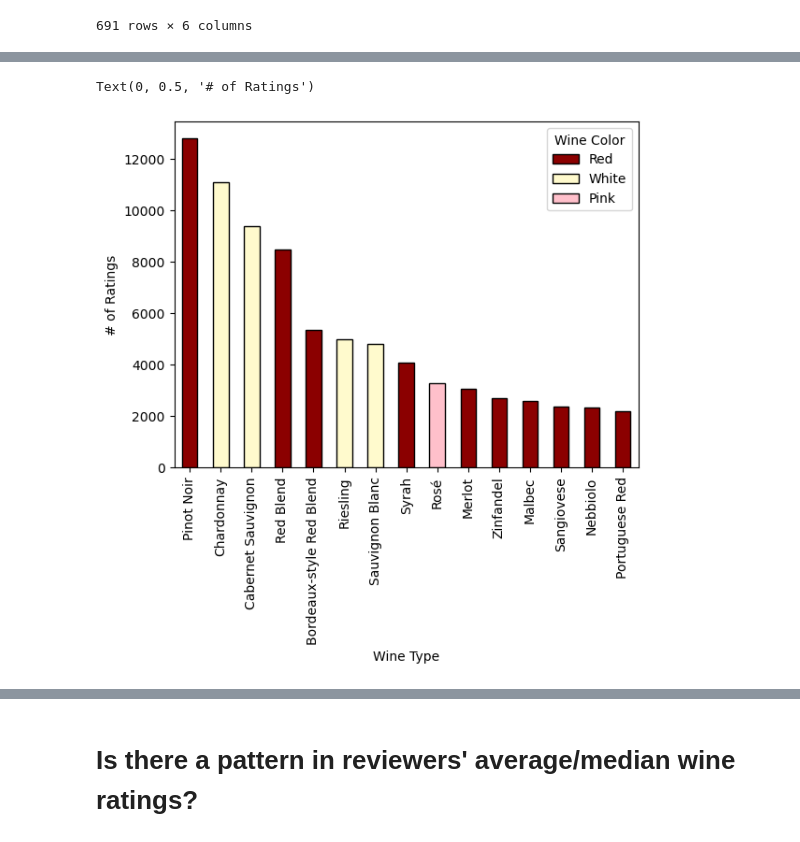
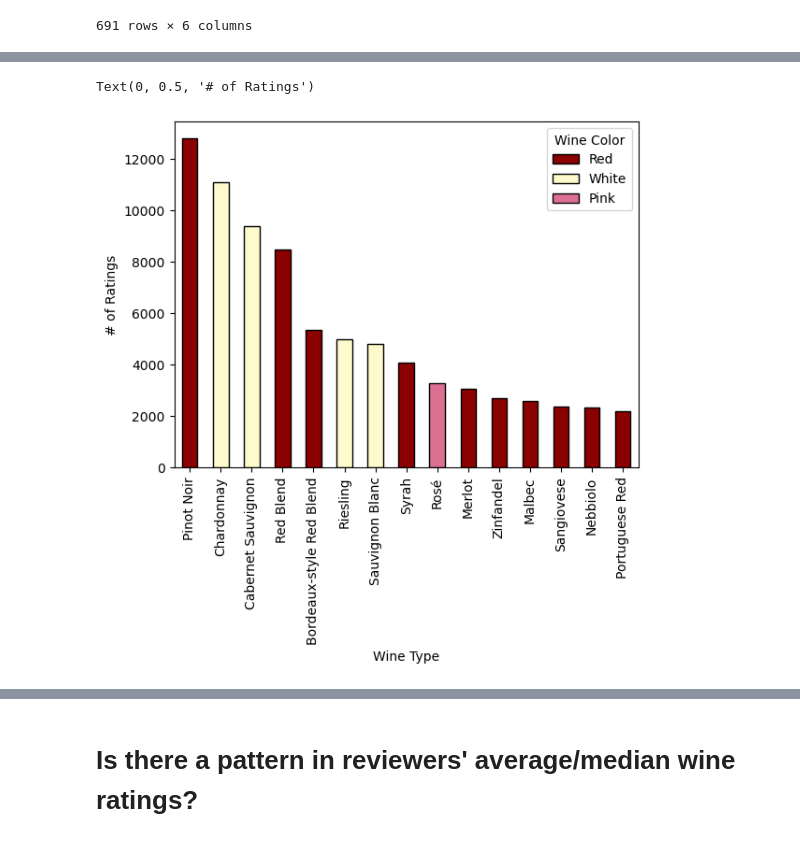
Before and after one commit to ParedesA/p1big_data_bandits, a Jupyter notebook: el_wine_questions.ipynb, the cells around one changed output, grey strips where cells are left out. Saved outputs shown, nothing was run; the diff lists cells and outputs as text; code cells hidden in the pictures.

```diff
--- a/el_wine_questions.ipynb
+++ b/el_wine_questions.ipynb
@@ -127,34 +127,34 @@ See the caveats in the documentation: https://pandas.pydata.org/pandas-docs/stab
 # %%
 # Plot bar chart of top 15 wine types with most number of ratings
 
 # Set bar colors based on wine color
 wine_colors = wine_type_ratings_df['Color']
-wine_chart_colors = [{c=="Red":'darkred',c=="White":'lemonchiffon',c=="Pink":'pink'}[True] for c in wine_colors]
+wine_chart_colors = [{c=="Red":'darkred',c=="White":'lemonchiffon',c=="Pink":'palevioletred'}[True] for c in wine_colors]
 
 # Bar chart setup
 wine_type_bar_chart = wine_type_ratings_df.plot.bar(x='Type', y='Number of Ratings', rot=90, color=wine_chart_colors, edgecolor='black')
 
 # Set legend based on wine color using mpatches
 red_patch = mpatches.Patch(color='darkred', edgecolor='black', label="Red")
 white_patch = mpatches.Patch(color='lemonchiffon', edgecolor='black', label="White")
-pink_patch = mpatches.Patch(color='pink', edgecolor='black', label="Pink")
+pink_patch = mpatches.Patch(color='palevioletred', edgecolor='black', label="Pink")
 handles = [red_patch, white_patch, pink_patch]
 
 for i, handle in enumerate(handles):
     handle.set_edgecolor('black')
 
 # Plot bar chart
 plt.legend(
     title = "Wine Color",
     handles = handles,
     loc = 'best'
 )
 
 plt.xlabel("Wine Type")
 plt.ylabel("# of Ratings")
 
-# # Save chart to .png file
-# plt.savefig('wine_type_bar_chart')
+#  # Save chart to .png file
+# plt.savefig('el_charts/wine_type_bar_chart')
 # %% [output]
 Text(0, 0.5, '# of Ratings')
-[figure, old version]
+[figure, new version]
```
Also changed, not shown: parts of 24 cells of this notebook.
